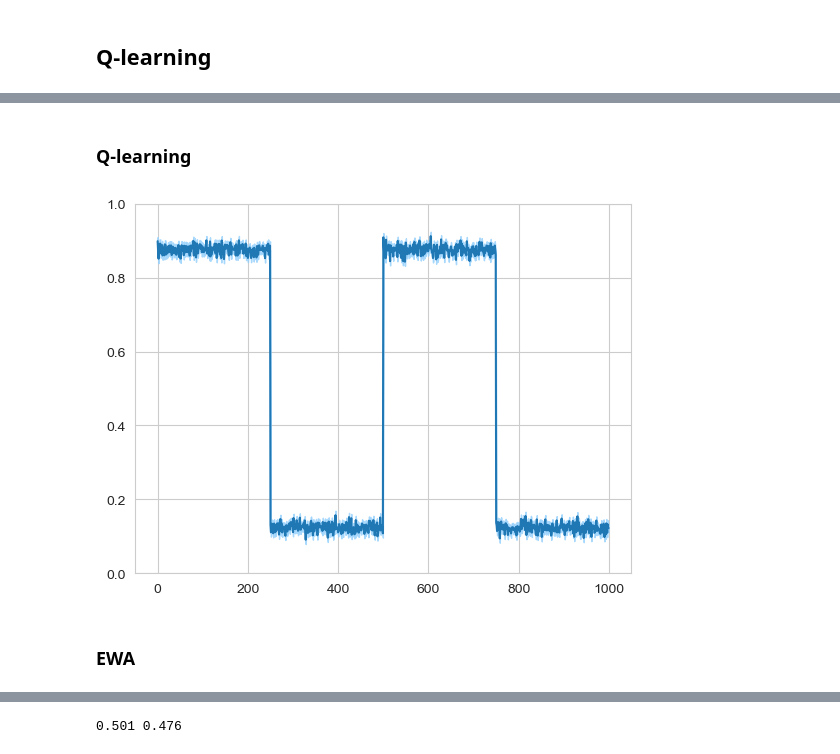
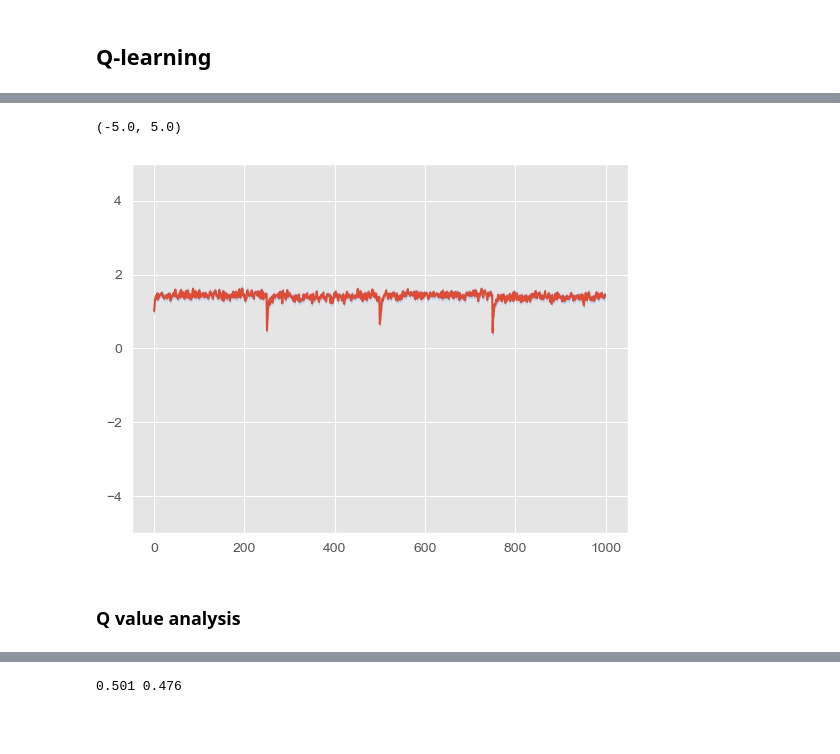
Before and after one commit to marek1n/rl-sim, a Jupyter notebook: RLsim.ipynb, the cells around one changed output, grey strips where cells are left out. Drawn from its saved outputs; the diff is of its cells as text; code cells hidden in the pictures; blank space fills up the shorter version.

```diff
--- a/RLsim.ipynb
+++ b/RLsim.ipynb
@@ -168,41 +264,32 @@ EPISODES = 2000
 RUN_LENGTH = 1000
 
 """ arrays to hold returns and Q values history"""
-# Q agents
-returns_Q, qvals_Q = np.zeros([EPISODES, RUN_LENGTH]), np.zeros([RUN_LENGTH+1, 2, EPISODES])
-returns_Q_smart, qvals_Q_smart = np.zeros([EPISODES, RUN_LENGTH]), np.zeros([RUN_LENGTH+1, 2, EPISODES])
-returns_Q_social, qvals_Q_social = np.zeros([EPISODES, RUN_LENGTH]), np.zeros([RUN_LENGTH+1, 2, EPISODES])
-returns_Q_greedy, qvals_Q_greedy = np.zeros([EPISODES, RUN_LENGTH]), np.zeros([RUN_LENGTH+1, 2, EPISODES])
-returns_Q_greedy_soc, qvals_Q_greedy_soc = np.zeros([EPISODES, RUN_LENGTH]), np.zeros([RUN_LENGTH+1, 2, EPISODES])
 
 # EWA agents
 returns_EWA, qvals_EWA = np.zeros([EPISODES, RUN_LENGTH]), np.zeros([RUN_LENGTH+1, 2, EPISODES])
 returns_EWA_smart, qvals_EWA_smart = np.zeros([EPISODES, RUN_LENGTH]), np.zeros([RUN_LENGTH+1, 2, EPISODES])
 returns_EWA_conform, qvals_EWA_conform = np.zeros([EPISODES, RUN_LENGTH]), np.zeros([RUN_LENGTH+1, 2, EPISODES])
 returns_EWA_ind, qvals_EWA_ind = np.zeros([EPISODES, RUN_LENGTH]), np.zeros([RUN_LENGTH+1, 2, EPISODES])
-returns_EWA_asoc, qvals_EWA_asoc = np.zeros([EPISODES, RUN_LENGTH]), np.zeros([RUN_LENGTH+1, 2, EPISODES])
+returns_EWA_risk_averse, qvals_EWA_risk_averse = np.zeros([EPISODES, RUN_LENGTH]), np.zeros([RUN_LENGTH+1, 2, EPISODES])
+returns_EWA_risk_taker, qvals_EWA_risk_taker = np.zeros([EPISODES, RUN_LENGTH]), np.zeros([RUN_LENGTH+1, 2, EPISODES])
 
 
 """ simulation """
 
 for episode in range(EPISODES):
 
-    agentQ = AgentQ('Q default', is_social=False)
-    agentQ_smart = AgentQ('Q smart', is_social=False)
-    agentQ_social = AgentQ("Q social", is_social=True) # selects the most popular action
-    agentQ_greedy = AgentQ("Q greedy", epsilon=0, is_social=False)
-
     agentEWA = AgentEWA('EWA default', is_social=True)
     agentEWA_smart = AgentEWA('EWA smart', is_social=True)
-    agentEWA_conform = AgentEWA('EWA conformist', sigma=0.75, is_social=True)
-    agentEWA_ind = AgentEWA('EWA individualist', sigma=0.25, is_social=True)
-    agentEWA_asoc = AgentEWA('EWA asocial ', sigma=0, is_social=False)
+    agentEWA_conform = AgentEWA('EWA conformist', sigma=0.75, theta=4, is_social=True)
+    agentEWA_ind = AgentEWA('EWA individualist', sigma=0.25, theta=0.5, is_social=True)
+    agentEWA_risk_averse = AgentEWA('EWA asocial ', lam=0.2, is_social=True)
+    agentEWA_risk_taker = AgentEWA('EWA asocial ', lam=4, is_social=True)
+
 
     """
         >> add all agents to the list below
     """
-    agent_list = [agentQ, agentQ_smart, agentQ_social, agentQ_greedy,
-                  agentEWA, agentEWA_smart, agentEWA_conform, agentEWA_ind, agentEWA_asoc]
+    agent_list = [agentEWA, agentEWA_smart, agentEWA_conform, agentEWA_ind, agentEWA_risk_averse, agentEWA_risk_taker]
 
     env.reset()
 
@@ -213,7 +300,6 @@ for episode in range(EPISODES):
         if i % 250 == 0:
             # switch reward probabilities, reset 'smart' agents
             env.switch()
-            agentQ_smart.reset_Qvals()
             agentEWA_smart.reset_Qvals()
 
         for agent in agent_list:
@@ -227,25 +313,18 @@ for episode in range(EPISODES):
 
 
     # Store returns at the end of an episode
-    returns_Q[episode, :] = agentQ.payoffs
-    returns_Q_smart[episode, :] = agentQ_smart.payoffs
-    returns_Q_social[episode, :] = agentQ_social.payoffs
-    returns_Q_greedy[episode, :] = agentQ_greedy.payoffs
-
     returns_EWA[episode, :] = agentEWA.payoffs
     returns_EWA_smart[episode, :] = agentEWA_smart.payoffs
     returns_EWA_conform[episode, :] = agentEWA_conform.payoffs
     returns_EWA_ind[episode, :] = agentEWA_ind.payoffs
-    returns_EWA_asoc[episode, :] = agentEWA_asoc.payoffs
+    returns_EWA_risk_taker[episode, :] = agentEWA_risk_taker.payoffs
+    returns_EWA_risk_averse[episode, :] = agentEWA_risk_averse.payoffs
 
     # Do the same for Q values
-    qvals_Q[:, :, episode] = np.array(agentQ.Q_vals)
-    qvals_Q_smart[:, :, episode] = np.array(agentQ_smart.Q_vals)
-    qvals_Q_social[:, :, episode] = np.array(agentQ_social.Q_vals)
-    qvals_Q_greedy[:, :, episode] = np.array(agentQ_greedy.Q_vals)
 
     qvals_EWA[:, :, episode] = np.array(agentEWA.Q_vals)
     qvals_EWA_smart[:, :, episode] = np.array(agentEWA.Q_vals)
     qvals_EWA_conform[:, :, episode] = np.array(agentEWA_conform.Q_vals)
     qvals_EWA_ind[:, :, episode] = np.array(agentEWA_ind.Q_vals)
-    qvals_EWA_asoc[:, :, episode] = np.array(agentEWA_asoc.Q_vals)
+    qvals_EWA_risk_taker[:, :, episode] = np.array(agentEWA_risk_taker.Q_vals)
+    qvals_EWA_risk_averse[:, :, episode] = np.array(agentEWA_risk_averse.Q_vals)
@@ -305,8 +346,8 @@ for ret in returns_all:
+# %%
+F.plot_returns(returns_EWA)
+plt.ylim(-5,5)
+# %% [output]
+(-5.0, 5.0)
+[figure, added]
 # %% [markdown]
-### Q-learning
+### Q value analysis
-# %%
-F.plot_returns(returns_Q)
-# %% [output]
-[figure, removed]
-# %% [markdown]
-### EWA
```
Also changed, not shown: parts of 23 cells of this notebook, 1 other file.
